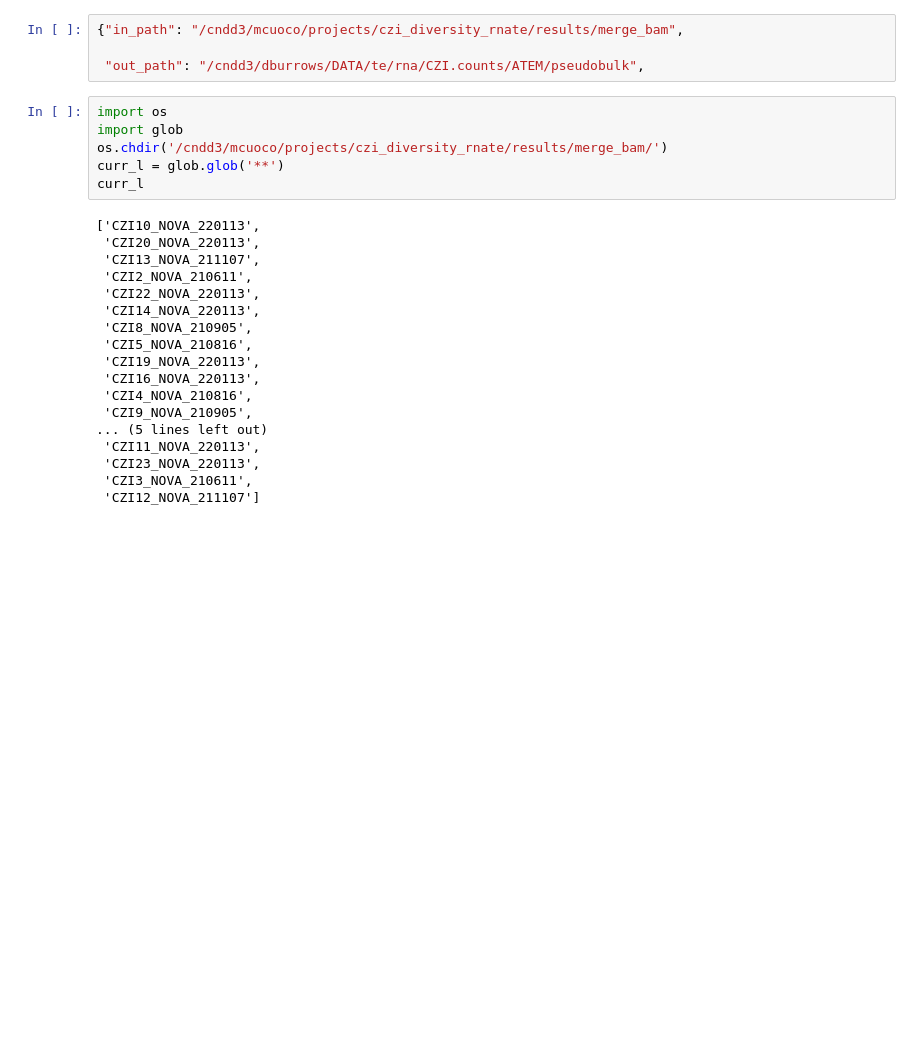
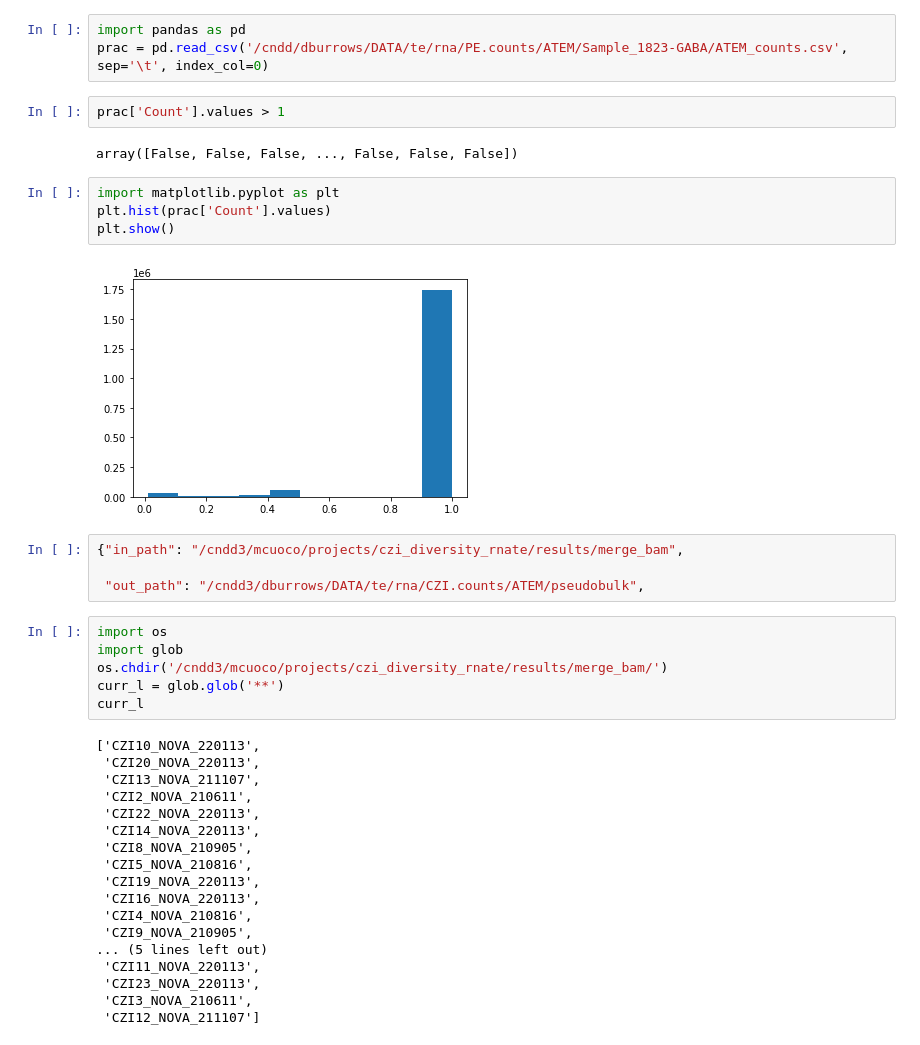
Before and after one commit to dmnburrows/line1_ageing, a Jupyter notebook: workspace.ipynb, the cells around one changed output. Saved outputs shown, nothing was run; the diff lists cells and outputs as text; blank space fills up the shorter version.

```diff
--- a/workspace.ipynb
+++ b/workspace.ipynb
@@ -226,3 +284,16 @@ True
+# %%
+import pandas as pd
+prac = pd.read_csv('/cndd/dburrows/DATA/te/rna/PE.counts/ATEM/Sample_1823-GABA/ATEM_counts.csv', sep='\t', index_col=0)
+# %%
+prac['Count'].values > 1
+# %% [output]
+array([False, False, False, ..., False, False, False])
+# %%
+import matplotlib.pyplot as plt
+plt.hist(prac['Count'].values)
+plt.show()
+# %% [output]
+[figure, added]
 # %%
 {"in_path": "/cndd3/mcuoco/projects/czi_diversity_rnate/results/merge_bam",
 
```
Also changed, not shown: parts of 40 cells of this notebook, 31 other files.
